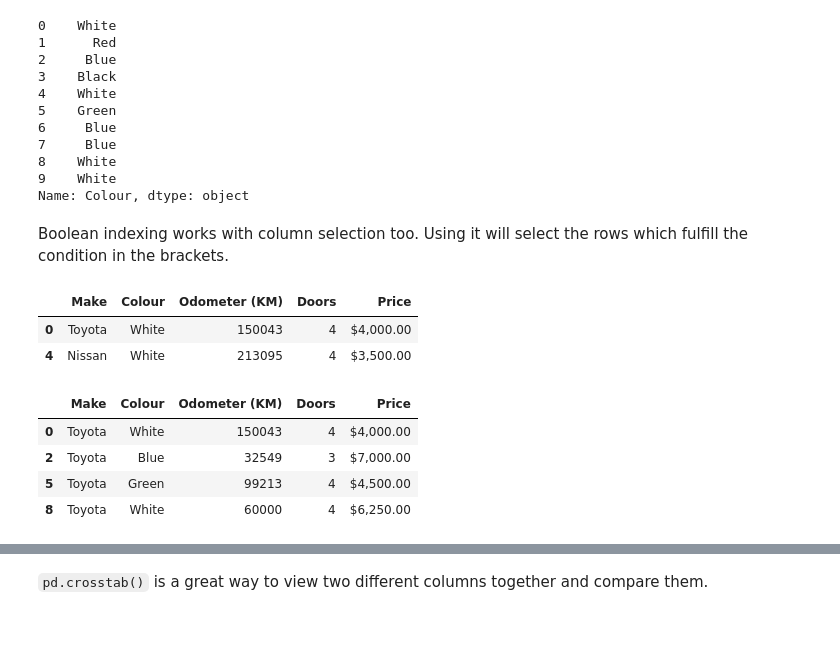
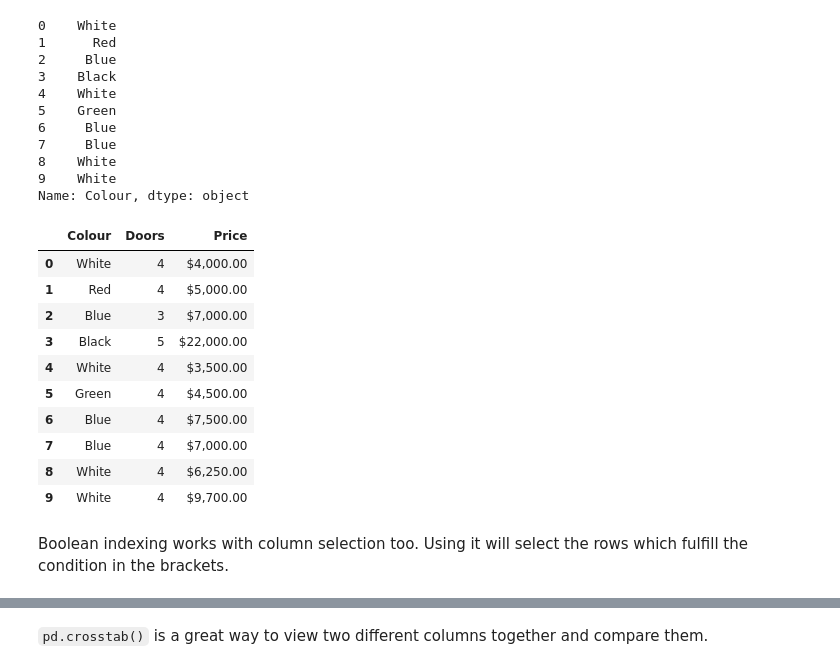
Before and after one commit to victor-tan-hk/MLPython-Workshop, a Jupyter notebook: labcode/Part 0 - Core libraries/Introduction-to-pandas.ipynb, the cells around one changed output, grey strips where cells are left out. Saved outputs shown, nothing was run; the diff lists cells and outputs as text; code cells hidden in the pictures; blank space fills up the shorter version.

```diff
--- a/labcode/Part 0 - Core libraries/Introduction-to-pandas.ipynb
+++ b/labcode/Part 0 - Core libraries/Introduction-to-pandas.ipynb
@@ -506,21 +635,21 @@ car_sales['Colour']
 8    White
 9    White
 Name: Colour, dtype: object
+# %%
+#Select multiple columns
+car_parts = car_sales[['Colour','Doors','Price']]
+car_parts
+# %% [output]
+|  | Colour | Doors | Price |
+| 0 | White | 4 | $4,000.00 |
+| 1 | Red | 4 | $5,000.00 |
+| 2 | Blue | 3 | $7,000.00 |
+| 3 | Black | 5 | $22,000.00 |
+| 4 | White | 4 | $3,500.00 |
+| 5 | Green | 4 | $4,500.00 |
+| 6 | Blue | 4 | $7,500.00 |
+| 7 | Blue | 4 | $7,000.00 |
+| 8 | White | 4 | $6,250.00 |
+| 9 | White | 4 | $9,700.00 |
 # %% [markdown]
 Boolean indexing works with column selection too. Using it will select the rows which fulfill the condition in the brackets.
-# %%
-# Select cars with over 100,000 on the Odometer
-car_sales[car_sales["Odometer (KM)"] > 100000]
-# %% [output]
-|  | Make | Colour | Odometer (KM) | Doors | Price |
-| 0 | Toyota | White | 150043 | 4 | $4,000.00 |
-| 4 | Nissan | White | 213095 | 4 | $3,500.00 |
-# %%
-# Select cars which are made by Toyota
-car_sales[car_sales["Make"] == "Toyota"]
-# %% [output]
-|  | Make | Colour | Odometer (KM) | Doors | Price |
-| 0 | Toyota | White | 150043 | 4 | $4,000.00 |
-| 2 | Toyota | Blue | 32549 | 3 | $7,000.00 |
-| 5 | Toyota | Green | 99213 | 4 | $4,500.00 |
-| 8 | Toyota | White | 60000 | 4 | $6,250.00 |
```
Also changed, not shown: parts of 35 cells of this notebook, 2 other files.
